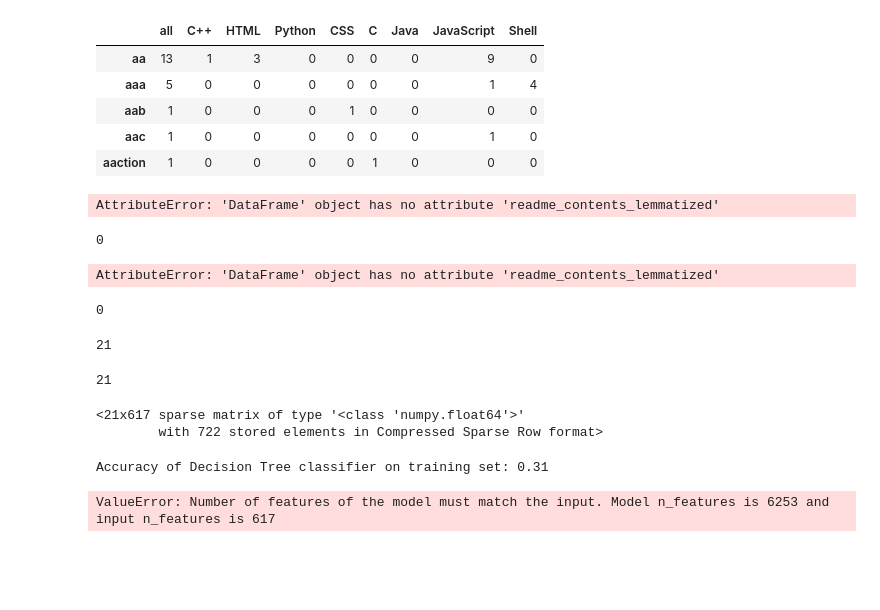
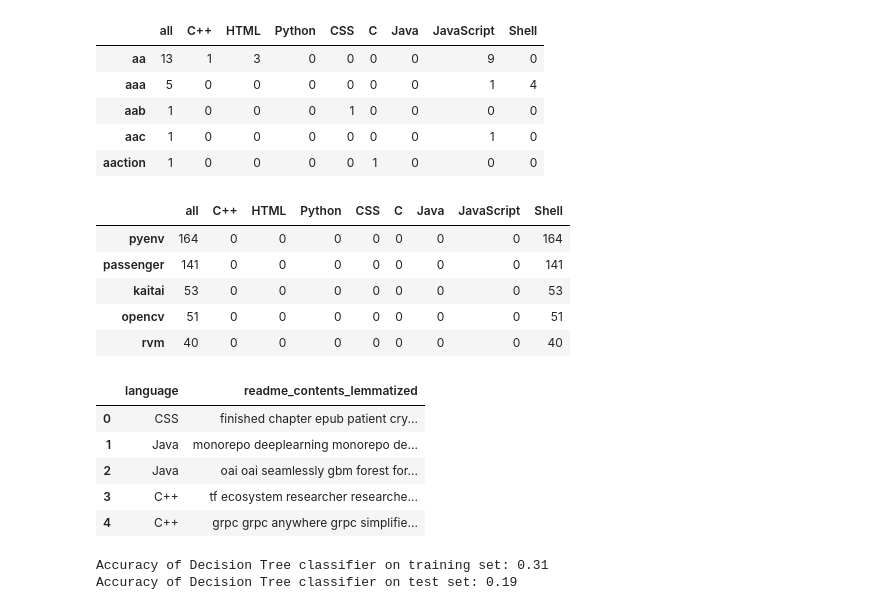
Before and after one commit to JSBayes/NLP-Project, a Jupyter notebook: NLP_Final.ipynb, the cells around one changed output. Drawn from its saved outputs; the diff is of its cells as text; code cells hidden in the pictures; blank space fills up the shorter version.

```diff
--- a/NLP_Final.ipynb
+++ b/NLP_Final.ipynb
@@ -413,6 +422,15 @@ CSS_unique = word_counts[(word_counts['C++'] == 0) & (word_counts['HTML'] == 0)
 C_unique = word_counts[(word_counts['C++'] == 0) & (word_counts['HTML'] == 0) &(word_counts['Python'] == 0) & (word_counts['CSS'] == 0) & (word_counts['Shell'] == 0) & (word_counts['Java'] == 0) & (word_counts['JavaScript'] == 0)].sort_values(by='C', ascending=False)
 Java_unique = word_counts[(word_counts['C++'] == 0) & (word_counts['HTML'] == 0) &(word_counts['Python'] == 0) & (word_counts['CSS'] == 0) & (word_counts['C'] == 0) & (word_counts['Shell'] == 0) & (word_counts['JavaScript'] == 0)].sort_values(by='Java', ascending=False)
 JavaScript_unique = word_counts[(word_counts['C++'] == 0) & (word_counts['HTML'] == 0) &(word_counts['Python'] == 0) & (word_counts['CSS'] == 0) & (word_counts['C'] == 0) & (word_counts['Java'] == 0) & (word_counts['Shell'] == 0)].sort_values(by='JavaScript', ascending=False)
+# %%
+Shell_unique.head()
+# %% [output]
+|  | all | C++ | HTML | Python | CSS | C | Java | JavaScript | Shell |
+| pyenv | 164 | 0 | 0 | 0 | 0 | 0 | 0 | 0 | 164 |
+| passenger | 141 | 0 | 0 | 0 | 0 | 0 | 0 | 0 | 141 |
+| kaitai | 53 | 0 | 0 | 0 | 0 | 0 | 0 | 0 | 53 |
+| opencv | 51 | 0 | 0 | 0 | 0 | 0 | 0 | 0 | 51 |
+| rvm | 40 | 0 | 0 | 0 | 0 | 0 | 0 | 0 | 40 |
 # %%
 # join all words that are unique to one language together in one list
 go_words = set(Shell_unique.index).union(set(CPP_unique.index)).union(set(HTML_unique.index)).union(set(Python_unique.index)).union(set(CSS_unique.index)).union(set(C_unique.index)).union(set(Java_unique.index)).union(set(JavaScript_unique.index))
@@ -425,36 +443,3 @@ def one_language_words(text):
     words = re.sub(r'[^\w\s]', '', text).split()
 
     return ' '.join([word for word in words if word in go_words])
-# %%
-# in train data apply one_language_words to readme_contents_lemmitized in a new column and drop the old column
-train['readme_unique'] = train.readme_contents_lemmatized.apply(one_language_words)
-train.drop(columns = 'readme_contents_lemmatized',inplace=True)
-# %% [output]
-AttributeError: 'DataFrame' object has no attribute 'readme_contents_lemmatized'
-# %%
-train.readme_unique[train.readme_unique==' '].count()
-# %% [output]
-0
-# %%
-# in test data apply one_language_words to readme_contents_lemmitized in a new column and drop the old column
-test['readme_unique'] = test.readme_contents_lemmatized.apply(one_language_words)
-test.drop(columns = 'readme_contents_lemmatized',inplace=True)
-# %% [output]
-AttributeError: 'DataFrame' object has no attribute 'readme_contents_lemmatized'
-# %%
-test.readme_unique[test.readme_unique==' '].count()
-# %% [output]
-0
-# %%
-len(test.readme_unique)
-# %% [output]
-21
-# %%
-len(test.language)
-# %% [output]
-21
-# %%
-X_test
-# %% [output]
-<21x617 sparse matrix of type '<class 'numpy.float64'>'
-        with 722 stored elements in Compressed Sparse Row format>
@@ -461,27 +448,34 @@ X_test
+# %%
+df.head()
+# %% [output]
+|  | language | readme_contents_lemmatized |
+| 0 | CSS | finished chapter epub patient cry... |
+| 1 | Java | monorepo deeplearning monorepo de... |
+| 2 | Java | oai oai seamlessly gbm forest for... |
+| 3 | C++ | tf ecosystem researcher researche... |
+| 4 | C++ | grpc grpc anywhere grpc simplifie... |
 # %%
 # Try model using unique to language words
 
 # vectorize stemmed readme contents and assign X any y veriables
 tfidf = TfidfVectorizer()
+tfidfs = tfidf.fit_transform(df.readme_contents_lemmatized)
+
+X = tfidfs
+y = df.language
 
 # split test and train into x and y test and train
-X_train = tfidf.fit_transform(train.readme_unique)
-y_train = train.language
-
-X_test = tfidf.fit_transform(test.readme_unique)
-y_test= test.language
+X_train, X_test, y_train, y_test = train_test_split(X, y, stratify=df.language, train_size = .8, random_state = 999)
 
 # create clasifier object and fit to data
 clf = DecisionTreeClassifier(criterion='gini', max_depth=3, random_state=123)
 
 clf.fit(X_train, y_train)
 
-
-
 print('Accuracy of Decision Tree classifier on training set: {:.2f}'
      .format(clf.score(X_train, y_train)))
 print('Accuracy of Decision Tree classifier on test set: {:.2f}'
      .format(clf.score(X_test, y_test)))
 # %% [output]
 Accuracy of Decision Tree classifier on training set: 0.31
+Accuracy of Decision Tree classifier on test set: 0.19
-ValueError: Number of features of the model must match the input. Model n_features is 6253 and input n_features is 617
```
Also changed, not shown: parts of 8 cells of this notebook.
